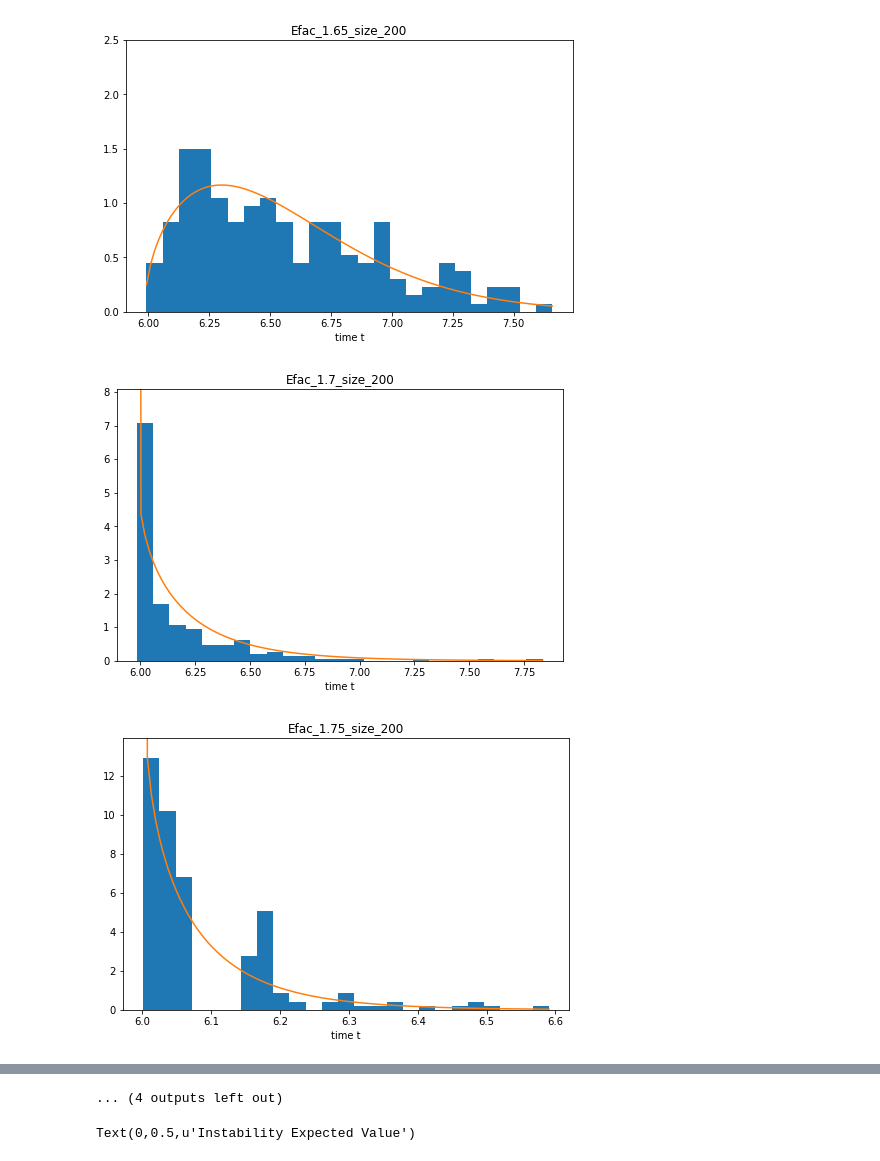
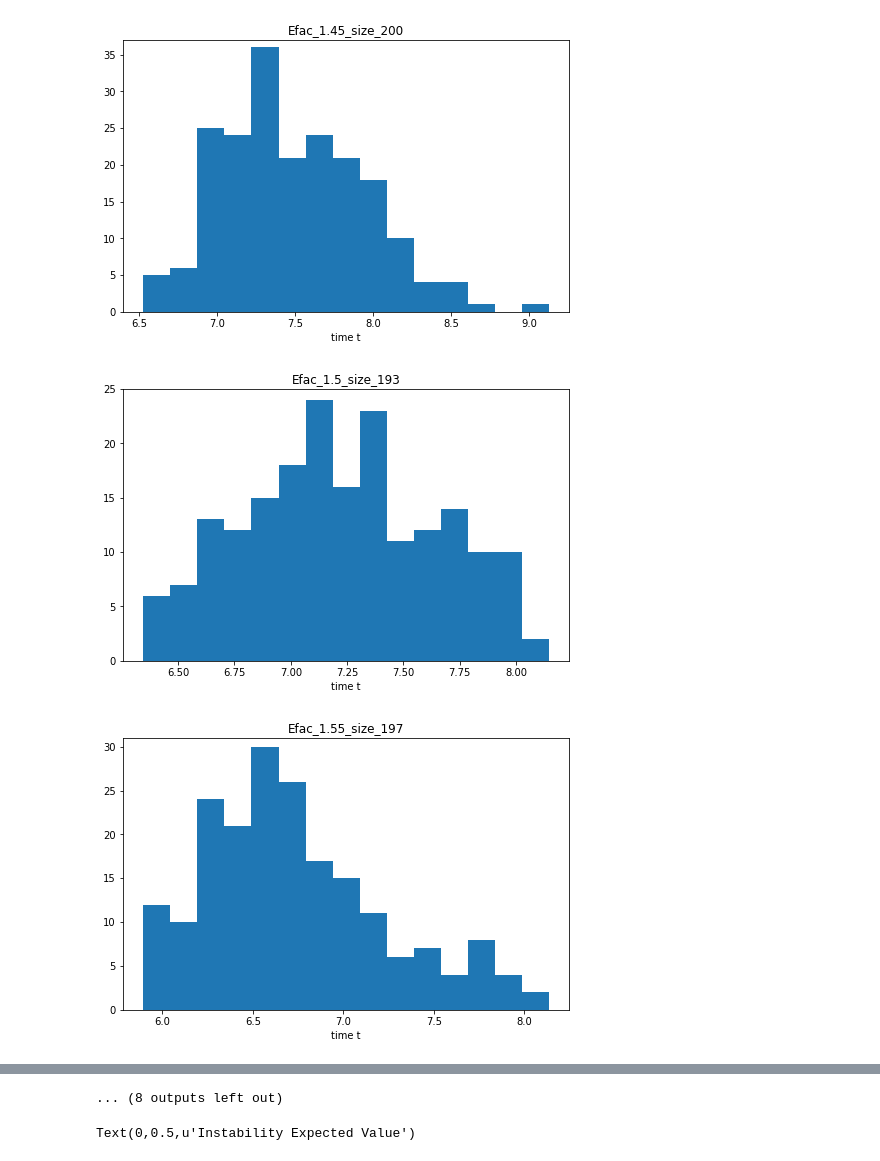
Before and after one commit to dtamayo/MLstability, a Jupyter notebook: Analysis/Solar/ShiftingPeaks.ipynb, the cells around one changed output, grey strips where cells are left out. Drawn from its saved outputs; the diff is of its cells as text; code cells hidden in the pictures.

Commit message:
udpated graphs

```diff
--- a/Analysis/Solar/ShiftingPeaks.ipynb
+++ b/Analysis/Solar/ShiftingPeaks.ipynb
@@ -11,23 +27,32 @@ import scipy
 data = np.loadtxt("../../csvs/Solar_feats/Order.txt", dtype = str)
 means = np.zeros(data.shape[0])
 efac = np.zeros_like(means)
-for i, name in enumerate(data):
+for i, name in enumerate(data[1:]):
     #print name
 
     times = pd.read_csv("../../csvs/Solar_feats/" + name, index_col=0)
-    del times["Unnamed: 0.1"]
+    print(name)
+
+    try:
+        del times["Unnamed: 0.1"]
+    except:
+        pass
+
     #times = times[times["t"]!= np.nan]
     vals = times["t"].values
     vals = np.nan_to_num(vals)
     vals = vals[np.where(vals !=0)[0]]
+    if vals.shape[0] ==0:
+        continue
     vals = vals/2./np.pi
     vals = np.log10(vals)
     fig, ax = plt.subplots(1, figsize  = (8, 5))
     #ax.set_title(name)
     ax.set_xlabel("time t")
-    n, bins, patches =  ax.hist(vals, bins = 25, normed = 1)
+    n, bins, patches =  ax.hist(vals, bins = 15)
 
     #weibull hist fits
+    """
     gamma_out, loc_out, alpha_out = stats.weibull_min.fit(vals)#, f0=a_in,floc=loc_in)
     print "Params", gamma_out, loc_out, alpha_out, "Tmin", vals.min(), "Tmax", vals.max()#, f0=a_in,floc=loc_in)
     means[i] = loc_out + alpha_out*scipy.special.gamma(1.+1./gamma_out)
@@ -38,7 +63,12 @@ for i, name in enumerate(data):
 
     weib_vals = stats.weibull_min.pdf(x, c=gamma_out,loc=loc_out,scale = alpha_out)
 
-    ax.plot(x, weib_vals)
+    ax.plot(x, weib_vals*n.max())
+
+    """
+    #print name, efac
+    efac[i] = float(name.split("_")[1])
+    ax.set_title("Efac_{0}_size_{1}".format(efac[i],vals.shape[0]) )
     max_val = n.max()
     ax.set_ylim([0,max_val +1])
     #fig.savefig("../../Figures/Solar_Figures/Solar_efac{0}.png".format(efac[i]), bbox_inches = "tight")
@@ -65,3 +99,3 @@ Params 0.580371869315876 2.9145571796954535 0.1531117134073131 Tmin 2.9145571796
-[figure, old version]
+[figure, new version]
-[figure, old version]
+[figure, new version]
-[figure, old version]
+[figure, new version]
@@ -73,4 +107,4 @@ Params 0.580371869315876 2.9145571796954535 0.1531117134073131 Tmin 2.9145571796
-... (4 outputs left out)
+... (8 outputs left out)
 # %%
 plt.scatter(efac, means)
 plt.xlabel("Scaling Eccentricity Factor")
```
Also changed, not shown: parts of 3 cells of this notebook, 1 other file.
